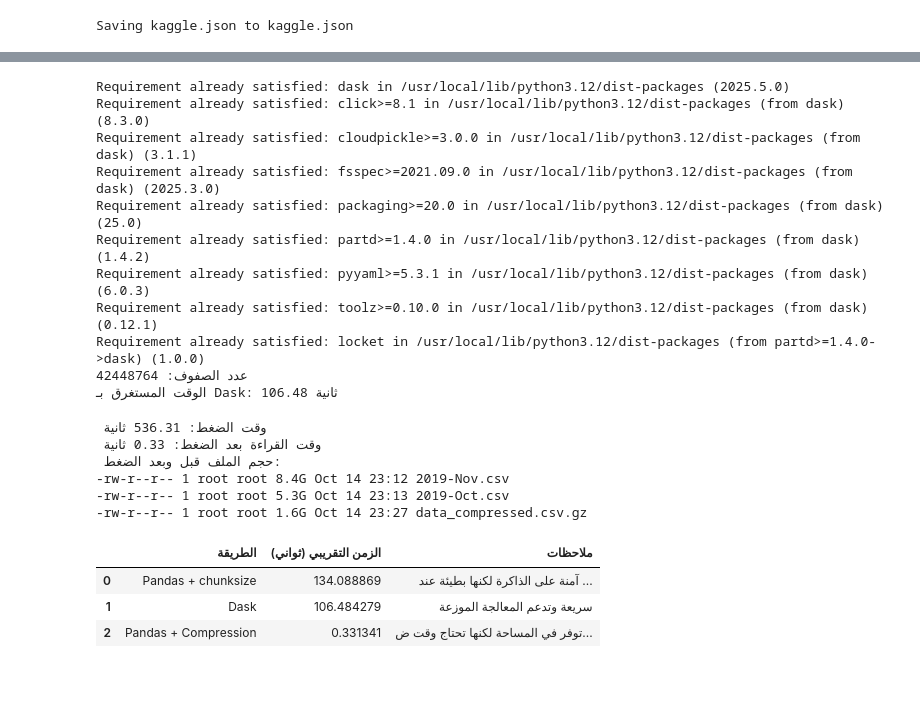
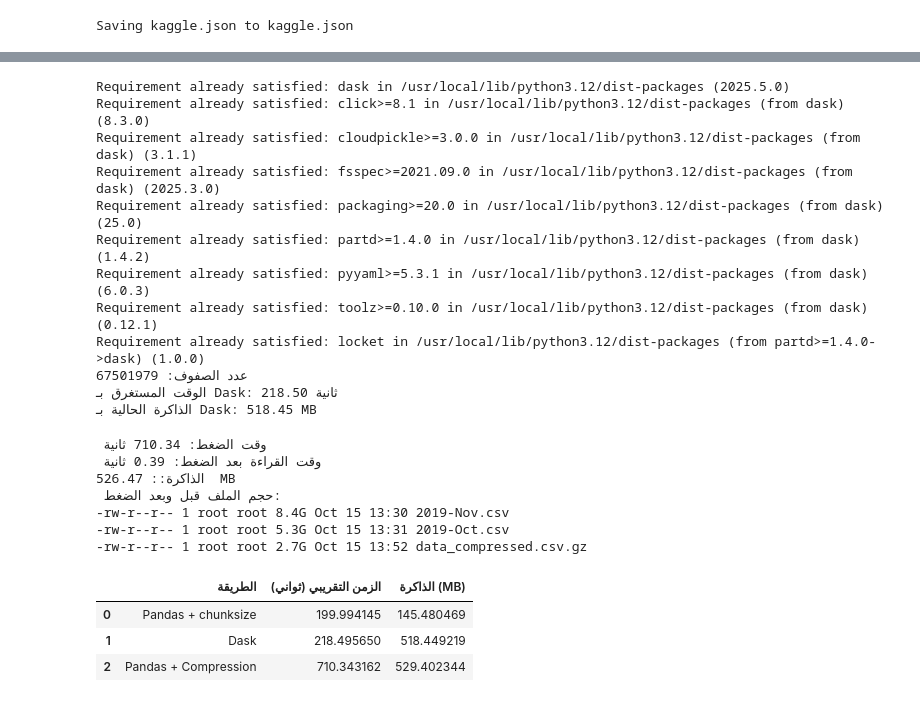
Before and after one commit to MalakHch/BigData-Malloul, a Jupyter notebook: Tp02.ipynb, the cells around one changed output, grey strips where cells are left out. Cells and saved outputs as stored; diff of their text form; code cells hidden in the pictures.

```diff
--- a/Tp02.ipynb
+++ b/Tp02.ipynb
@@ -66,16 +66,24 @@ print(sample_df.head())
 # %%
 import time
+import psutil
+import pandas as pd
+import os
 
 start_time = time.time()
 
 chunk_size = 100000
 chunks = []
+process = psutil.Process(os.getpid())
 
-for chunk in pd.read_csv(csv_file, chunksize=chunk_size):
+
+for i, chunk in enumerate(pd.read_csv(csv_file, chunksize=chunk_size)):
     chunks.append(len(chunk))
+    print(f" دفعة {i+1}: {len(chunk)} صفوف ، الذاكرة الحالية: {process.memory_info().rss / 1024 ** 2:.2f} MB")
 
 total_rows = sum(chunks)
 elapsed_chunks = time.time() - start_time
+memory_chunks = process.memory_info().rss / 1024 ** 2
+
 
 print(f"عدد الصفوف الكلي: {total_rows}")
 print(f"الوقت المستغرق: {elapsed_chunks:.2f} ثانية باستخدام chunksize")
@@ -87,6 +110,8 @@ print(f"الوقت المستغرق: {elapsed_chunks:.2f} ثانية باستخ
 
 import dask.dataframe as dd
 import time
+import psutil
+import os
 
 start_time = time.time()
 
@@ -96,8 +121,13 @@ row_count = df_dask.shape[0].compute()
 
 elapsed_dask = time.time() - start_time
 
+process = psutil.Process(os.getpid())
+memory_dask = process.memory_info().rss / 1024 ** 2
+
+
 print(f"عدد الصفوف: {row_count}")
 print(f"الوقت المستغرق بـ Dask: {elapsed_dask:.2f} ثانية")
+print(f"الذاكرة الحالية بـ Dask: {memory_dask:.2f} MB")
 # %% [output]
 Requirement already satisfied: dask in /usr/local/lib/python3.12/dist-packages (2025.5.0)
 Requirement already satisfied: click>=8.1 in /usr/local/lib/python3.12/dist-packages (from dask) (8.3.0)
@@ -108,8 +138,9 @@ Requirement already satisfied: partd>=1.4.0 in /usr/local/lib/python3.12/dist-pa
 Requirement already satisfied: pyyaml>=5.3.1 in /usr/local/lib/python3.12/dist-packages (from dask) (6.0.3)
 Requirement already satisfied: toolz>=0.10.0 in /usr/local/lib/python3.12/dist-packages (from dask) (0.12.1)
 Requirement already satisfied: locket in /usr/local/lib/python3.12/dist-packages (from partd>=1.4.0->dask) (1.0.0)
-عدد الصفوف: 42448764
-الوقت المستغرق بـ Dask: 106.48 ثانية
+عدد الصفوف: 67501979
+الوقت المستغرق بـ Dask: 218.50 ثانية
+الذاكرة الحالية بـ Dask: 518.45 MB
 # %%
 import gzip
 import shutil
@@ -124,34 +155,39 @@ compress_time = time.time() - start_compress
 start_read = time.time()
 df_compressed = pd.read_csv('data_compressed.csv.gz', compression='gzip', nrows=50000)
 read_time = time.time() - start_read
+memory_compressed = process.memory_info().rss / 1024 ** 2
 
 print(f" وقت الضغط: {compress_time:.2f} ثانية")
 print(f" وقت القراءة بعد الضغط: {read_time:.2f} ثانية")
+print(f"الذاكرة:: {memory_compressed:.2f}  MB")
 print(f" حجم الملف قبل وبعد الضغط:")
 !ls -lh *.csv*
 # %% [output]
- وقت الضغط: 536.31 ثانية
- وقت القراءة بعد الضغط: 0.33 ثانية
+ وقت الضغط: 710.34 ثانية
+ وقت القراءة بعد الضغط: 0.39 ثانية
+الذاكرة:: 526.47  MB
  حجم الملف قبل وبعد الضغط:
--rw-r--r-- 1 root root 8.4G Oct 14 23:12 2019-Nov.csv
--rw-r--r-- 1 root root 5.3G Oct 14 23:13 2019-Oct.csv
--rw-r--r-- 1 root root 1.6G Oct 14 23:27 data_compressed.csv.gz
+-rw-r--r-- 1 root root 8.4G Oct 15 13:30 2019-Nov.csv
+-rw-r--r-- 1 root root 5.3G Oct 15 13:31 2019-Oct.csv
+-rw-r--r-- 1 root root 2.7G Oct 15 13:52 data_compressed.csv.gz
 # %%
 import pandas as pd
+import psutil
+import os
+
+memory_compressed = psutil.Process(os.getpid()).memory_info().rss / 1024 ** 2
+
 
 results = pd.DataFrame({
     'الطريقة': ['Pandas + chunksize', 'Dask', 'Pandas + Compression'],
-    'الزمن التقريبي (ثواني)': [elapsed_chunks, elapsed_dask, read_time],
-    'ملاحظات': [
-        'آمنة على الذاكرة لكنها بطيئة عند المعالجة',
-        'سريعة وتدعم المعالجة الموزعة',
-        'توفر في المساحة لكنها تحتاج وقت ضغط أولي'
-    ]
+    'الزمن التقريبي (ثواني)': [elapsed_chunks, elapsed_dask, compress_time],
+    'الذاكرة (MB)': [memory_chunks, memory_dask, memory_compressed],
+
 })
 
 results
 # %% [output]
-|  | الطريقة | الزمن التقريبي (ثواني) | ملاحظات |
-| 0 | Pandas + chunksize | 134.088869 | آمنة على الذاكرة لكنها بطيئة عند ... |
-| 1 | Dask | 106.484279 | سريعة وتدعم المعالجة الموزعة |
-| 2 | Pandas + Compression | 0.331341 | توفر في المساحة لكنها تحتاج وقت ض... |
+|  | الطريقة | الزمن التقريبي (ثواني) | الذاكرة (MB) |
+| 0 | Pandas + chunksize | 199.994145 | 145.480469 |
+| 1 | Dask | 218.495650 | 518.449219 |
+| 2 | Pandas + Compression | 710.343162 | 529.402344 |
```
Also changed, not shown: parts of 4 cells of this notebook.
